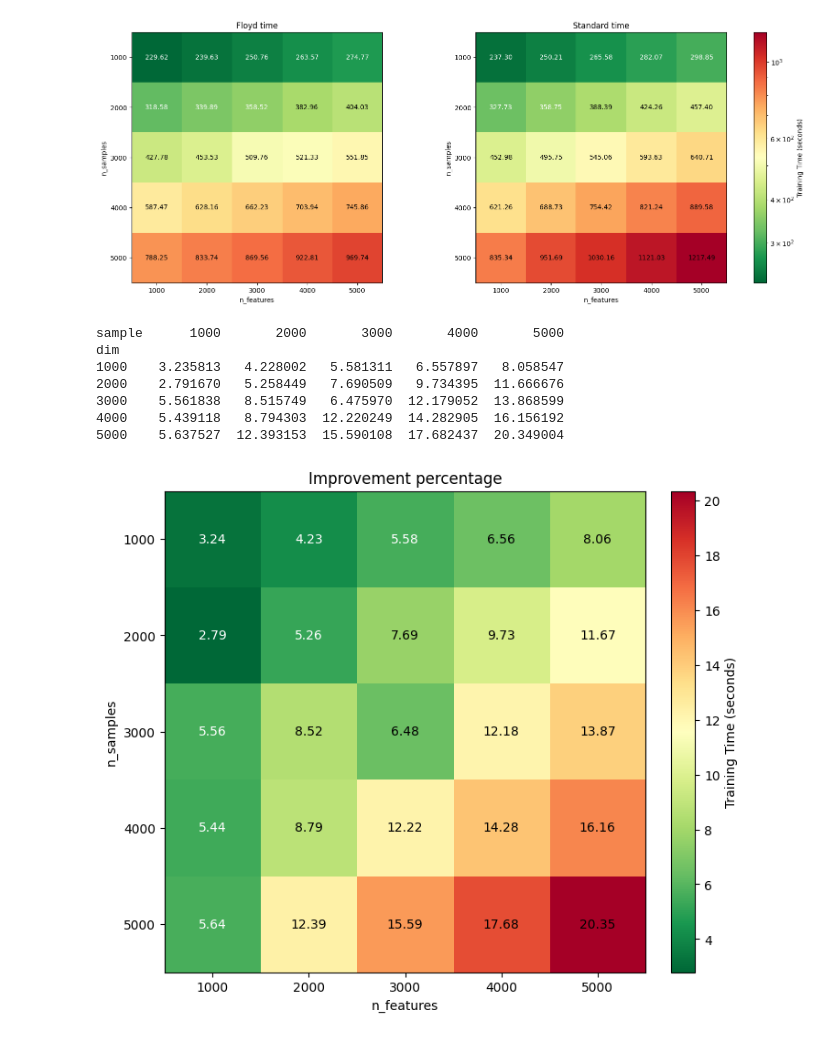
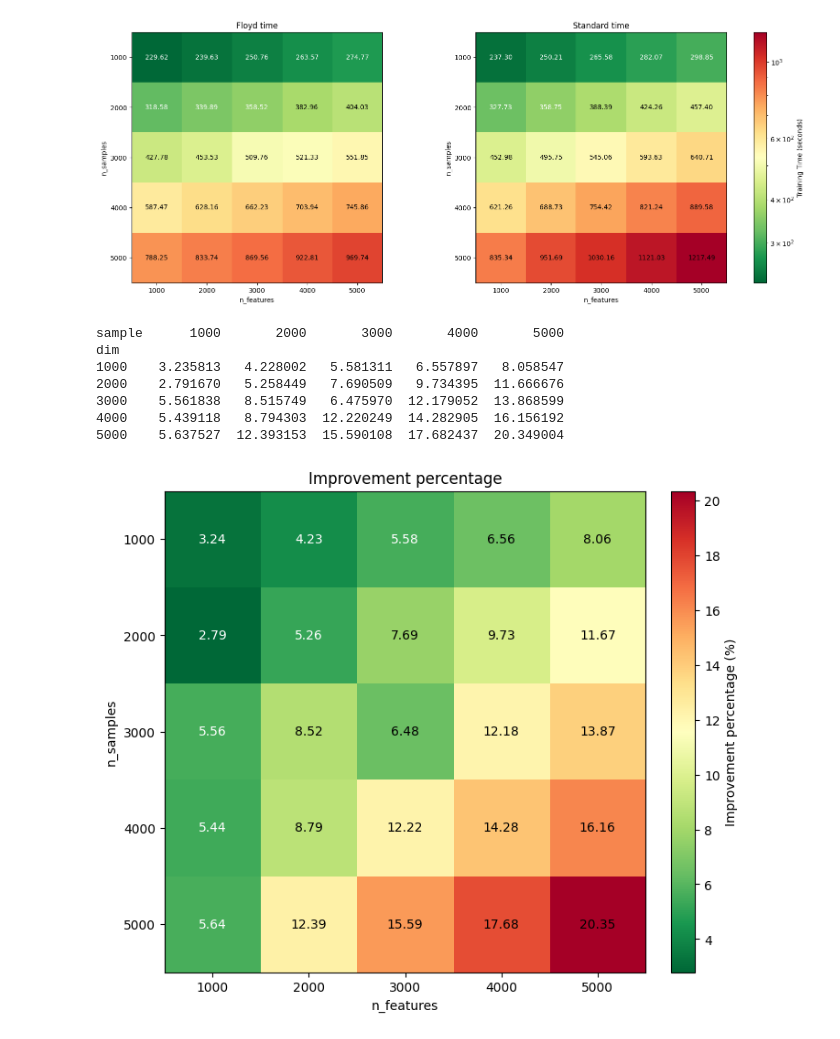
Before and after one commit to ClarkXu0625/treeple, a Jupyter notebook: clark/experiments/plot_neofit.ipynb, the cells around one changed output. Saved outputs shown, nothing was run; the diff lists cells and outputs as text; code cells hidden in the pictures.

```diff
--- a/clark/experiments/plot_neofit.ipynb
+++ b/clark/experiments/plot_neofit.ipynb
@@ -43,19 +43,20 @@ plot_traintime_heatmap(np.array(times1_reshaped),
 # %%
 improvement_percentage = ((times2_reshaped - times1_reshaped) / times2_reshaped) * 100
 print(improvement_percentage)
 plot_single_heatmap(np.array(improvement_percentage),
                      n_columns,
                      n_rows,
                      title="Improvement percentage",
                      xlabel="n_features",
                      ylabel="n_samples",
-                     scale="linear")
+                     scale="linear",
+                     colorbar_label="Improvement percentage (%)")
 # %% [output]
 sample      1000       2000       3000       4000       5000
 dim
 1000    3.235813   4.228002   5.581311   6.557897   8.058547
 2000    2.791670   5.258449   7.690509   9.734395  11.666676
 3000    5.561838   8.515749   6.475970  12.179052  13.868599
 4000    5.439118   8.794303  12.220249  14.282905  16.156192
 5000    5.637527  12.393153  15.590108  17.682437  20.349004
-[figure, old version]
+[figure, new version]
```
